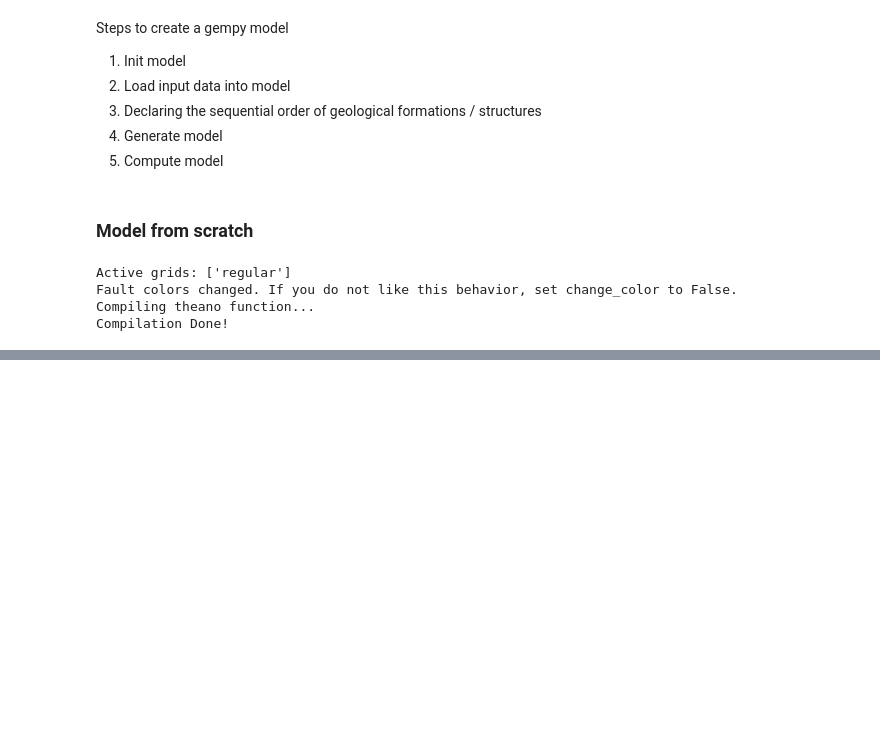
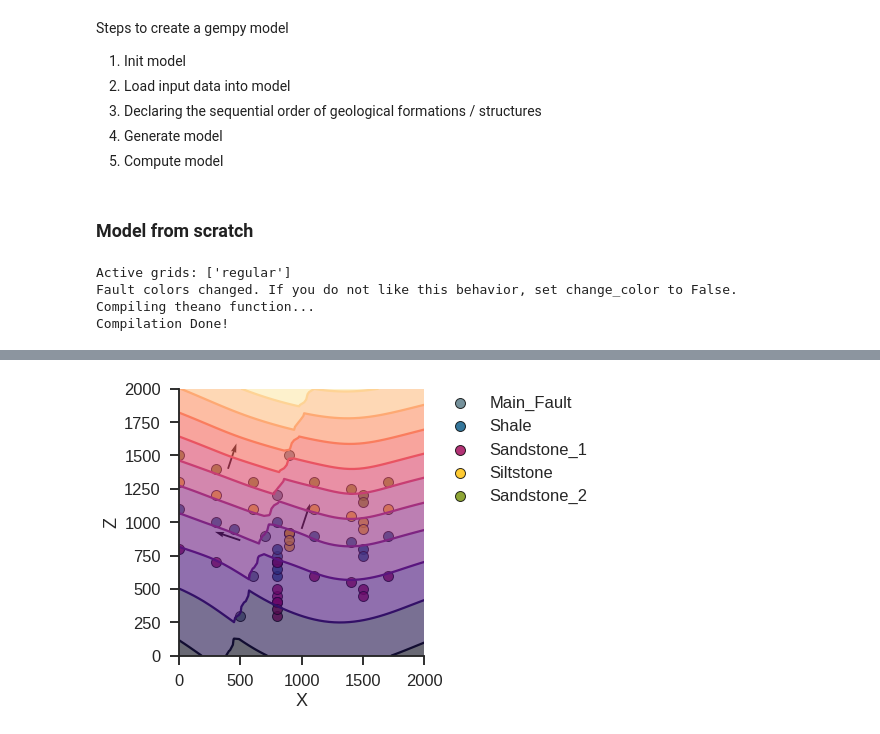
Before and after one commit to TrellixVulnTeam/gempy-notebooks_Q97W, a Jupyter notebook: gempy/BaseModel.ipynb, the cells around one changed output, grey strips where cells are left out. Saved outputs shown, nothing was run; the diff lists cells and outputs as text; code cells hidden in the pictures; blank space fills up the shorter version.

```diff
--- a/gempy/BaseModel.ipynb
+++ b/gempy/BaseModel.ipynb
@@ -65,0 +80,12 @@ Compilation Done!
+# %%
+# Plot scalarfield
+gp.plot.plot_scalar_field(
+    model=geo_model,
+    cell_number=25,
+    N=10,
+    series=1,
+    direction='y',
+    show_data=True
+)
+# %% [output]
+[figure, added]
```
Also changed, not shown: parts of 6 cells of this notebook, 11 other files.
